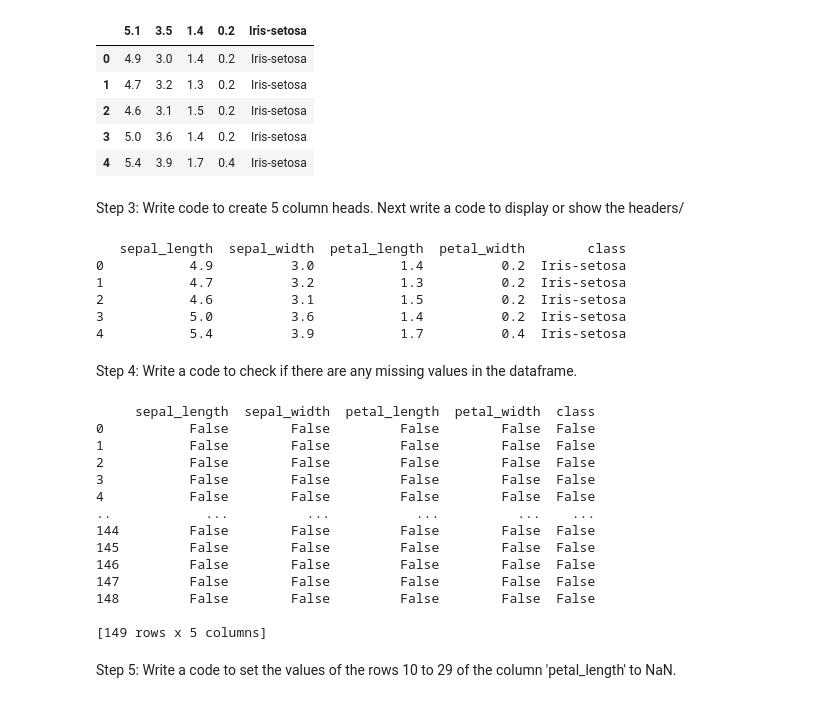
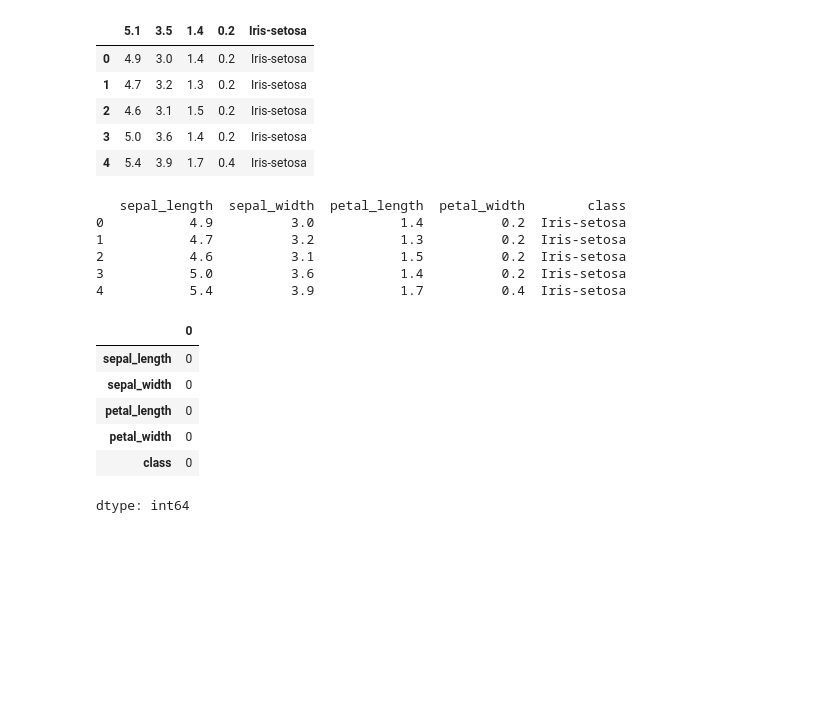
Before and after one commit to spacee48/SIT719, a Jupyter notebook: 2_1P.ipynb, the cells around one changed output. Saved outputs shown, nothing was run; the diff lists cells and outputs as text; code cells hidden in the pictures; blank space fills up the shorter version.

```diff
--- a/2_1P.ipynb
+++ b/2_1P.ipynb
@@ -21,8 +19,6 @@ iris.head()
 | 2 | 4.6 | 3.1 | 1.5 | 0.2 | Iris-setosa |
 | 3 | 5.0 | 3.6 | 1.4 | 0.2 | Iris-setosa |
 | 4 | 5.4 | 3.9 | 1.7 | 0.4 | Iris-setosa |
-# %% [markdown]
-Step 3: Write code to create 5 column heads. Next write a code to display or show the headers/
 # %%
 iris.columns = ["sepal_length", "sepal_width", "petal_length", "petal_width", "class"]
 
@@ -34,26 +30,15 @@ print(iris.head())
 2           4.6          3.1           1.5          0.2  Iris-setosa
 3           5.0          3.6           1.4          0.2  Iris-setosa
 4           5.4          3.9           1.7          0.4  Iris-setosa
-# %% [markdown]
-Step 4: Write a code to check if there are any missing values in the dataframe.
-# %%
-print(iris.isnull())
-# %% [output]
-     sepal_length  sepal_width  petal_length  petal_width  class
-0           False        False         False        False  False
-1           False        False         False        False  False
-2           False        False         False        False  False
-3           False        False         False        False  False
-4           False        False         False        False  False
-..            ...          ...           ...          ...    ...
-144         False        False         False        False  False
-145         False        False         False        False  False
-146         False        False         False        False  False
-147         False        False         False        False  False
-148         False        False         False        False  False
-
-[149 rows x 5 columns]
-# %% [markdown]
-Step 5: Write a code to set the values of the rows 10 to 29 of the column 'petal_length' to NaN.
+# %%
+iris.isnull().sum()
+# %% [output]
+|  | 0 |
+| sepal_length | 0 |
+| sepal_width | 0 |
+| petal_length | 0 |
+| petal_width | 0 |
+| class | 0 |
+dtype: int64
 # %%
 iris.loc[10:29, "petal_length"] = np.nan
```
Also changed, not shown: parts of 15 cells of this notebook.
